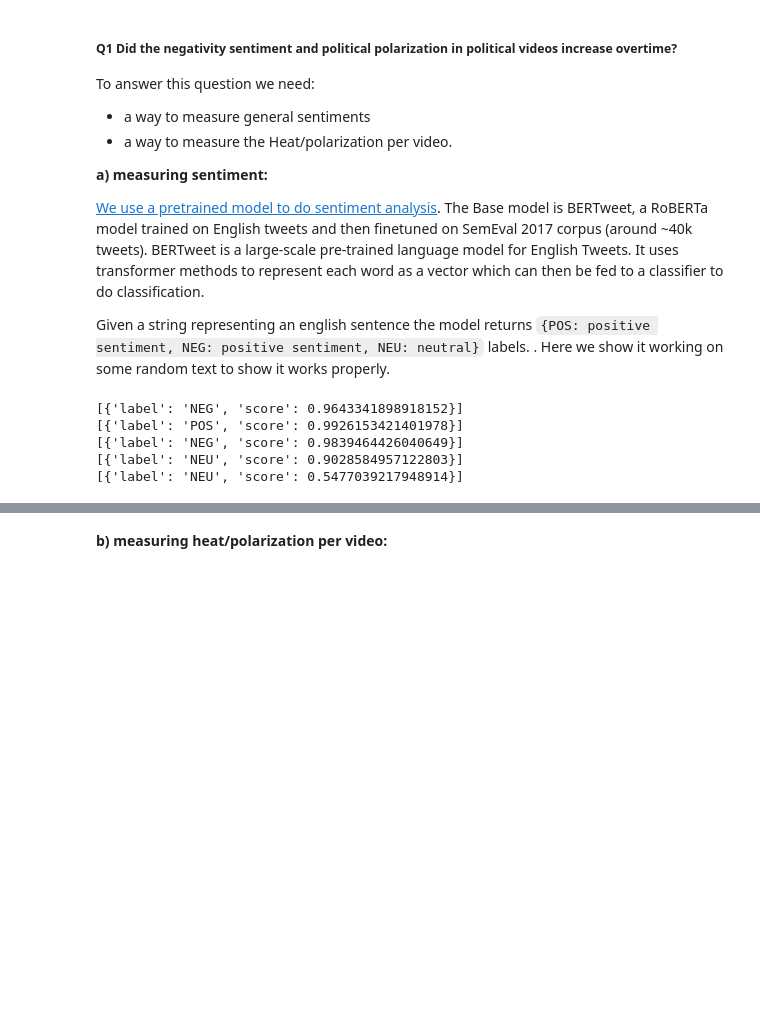
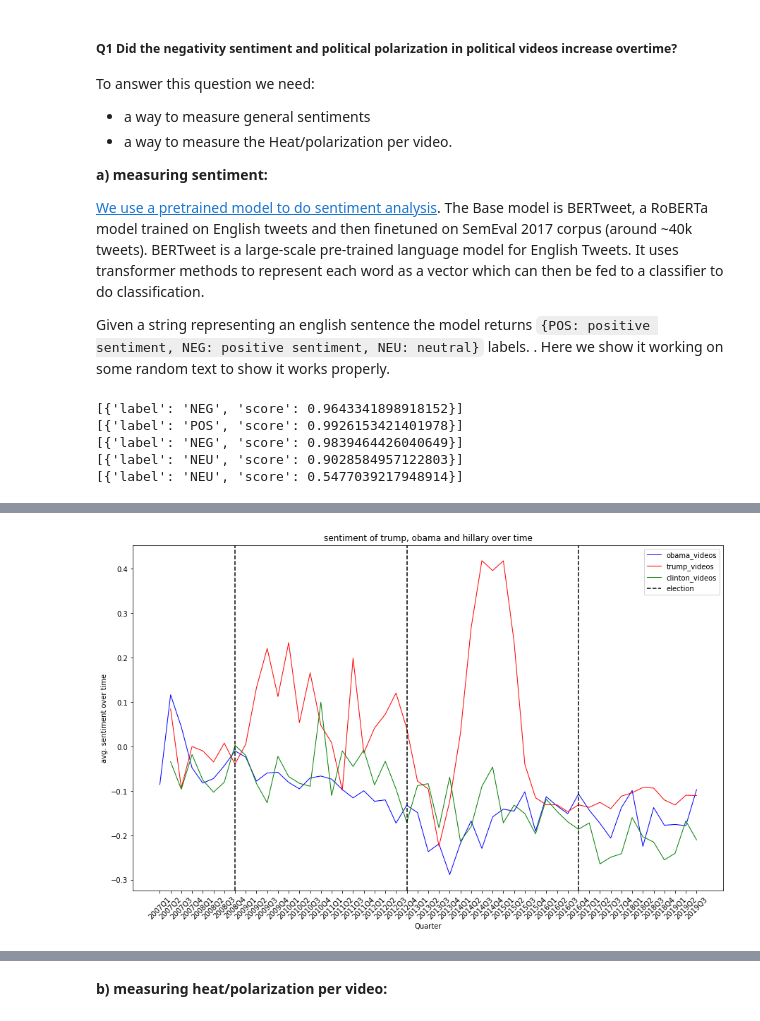
Before and after one commit to epfl-ada/ada-2022-project-powerrangers, a Jupyter notebook: explore_data.ipynb, the cells around one changed output, grey strips where cells are left out. Drawn from its saved outputs; the diff is of its cells as text; code cells hidden in the pictures; blank space fills up the shorter version.

Commit message:
sentiment on trump, clinton and obama

```diff
--- a/explore_data.ipynb
+++ b/explore_data.ipynb
@@ -264,3 +264,89 @@ print(sent_analysis('Order your Trump 2020 shirts here:'))
 [{'label': 'NEG', 'score': 0.9839464426040649}]
 [{'label': 'NEU', 'score': 0.9028584957122803}]
 [{'label': 'NEU', 'score': 0.5477039217948914}]
+# %%
+import pandas as pd
+import matplotlib.pyplot as plt
+import os
+
+def plot_sentiment(df, figure):
+    if not os.path.exists(f'./data/{figure}_sent.tsv.gz'):
+        out = sent_analysis(df['description'].to_list())
+        sentiment = pd.DataFrame.from_dict(out)
+        sentiment.to_pickle(f'./data/{figure}_sent.tsv.gz')
+
+    sentiment = pd.read_pickle(f'./data/{figure}_sent.tsv.gz')
+
+    df = df.set_index(sentiment.index)
+    df = df.join(sentiment['label'])
+    df = df.join(sentiment['score'])
+    df['label'] = df['label'].map({'POS': 1.,'NEU':0., 'NEG': -1.})
+    df['score'] = df['label']*df['score']
+    df = df.drop(['label', 'categories', 'crawl_date', 'duration', 'description', 'tags', 'title'], axis=1)
+    df['interactions'] = (df['like_count']+df['dislike_count'])
+
+
+    df['upload_date'] = pd.to_datetime(df['upload_date'], errors='coerce')
+    df['dislike_count'] = pd.to_numeric(df['dislike_count'], errors='coerce')
+    df['like_count'] = pd.to_numeric(df['like_count'], errors='coerce')
+    print(len(df))
+    df = df.dropna()
+    print(len(df))
+
+    df['heat'] = df['dislike_count']/(df['like_count']+df['dislike_count'])
+    grouped_by_month = df.groupby(pd.PeriodIndex(df['upload_date'], freq="Q"))
+
+
+    sent_mean = grouped_by_month['score'].mean()[1:-1]
+    sent_mean = pd.DataFrame({'mean_ratio' : sent_mean}).reset_index()
+    sent_mean = sent_mean.set_index('upload_date').resample('Q').asfreq().fillna(0)
+
+    heat_mean = grouped_by_month['heat'].mean()[1:-1]
+    heat_mean = pd.DataFrame({'mean_ratio' : heat_mean}).reset_index()
+    heat_mean = heat_mean.set_index('upload_date').resample('Q').asfreq().fillna(0)
+
+    return sent_mean, heat_mean
+
+obama_df = pd.read_pickle(f'./data/obama_data.tsv.gz')
+sent_obama, heat_obama = plot_sentiment(obama_df, "obama")
+del obama_df
+
+trump_df = pd.read_pickle('./data/trump_data.tsv.gz')
+sent_trump, heat_trump = plot_sentiment(trump_df, "trump")
+del trump_df
+
+clinton_df = pd.read_pickle('./data/clinton_data.tsv.gz')
+sent_clinton, heat_clinton = plot_sentiment(clinton_df, "clinton")
+del clinton_df
+
+fig = plt.figure(figsize=(15, 9))
+ax = fig.add_subplot(111)
+ax.plot(sent_obama.index.map(str).to_list(), sent_obama['mean_ratio'].to_list(), linewidth=1, color='b', label='obama_videos')
+ax.plot(sent_trump.index.map(str).to_list()[2:], sent_trump['mean_ratio'].to_list()[2:], linewidth=1, color='r', label='trump_videos')
+ax.plot(sent_clinton.index.map(str).to_list(), sent_clinton['mean_ratio'].to_list(), linewidth=1, color='g', label='clinton_videos')
+ax.set_xticklabels(sent_obama.index.map(str).to_list(), rotation=45)
+plt.axvline(x='2008Q4', label='election', ls='--', color='black')
+plt.axvline(x='2012Q4', ls='--', color='black')
+plt.axvline(x='2016Q4', ls='--', color='black')
+plt.xlabel('Quarter')
+plt.ylabel(f'avg. sentiment over time')
+plt.title(f'sentiment of trump, obama and hillary over time')
+plt.legend()
+plt.show()
+
+
+fig = plt.figure(figsize=(15, 9))
+ax = fig.add_subplot(111)
+ax.plot(heat_obama.index.map(str).to_list(), heat_obama['mean_ratio'].to_list(), linewidth=1, color='b', label='obama_videos')
+ax.plot(heat_trump.index.map(str).to_list()[2:], heat_trump['mean_ratio'].to_list()[2:], linewidth=1, color='r', label='trump_videos')
+ax.plot(heat_clinton.index.map(str).to_list(), heat_clinton['mean_ratio'].to_list(), linewidth=1, color='g', label='clinton_videos')
+ax.set_xticklabels(heat_obama.index.map(str).to_list(), rotation=45)
+plt.axvline(x='2008Q4', label='election', ls='--', color='black')
+plt.axvline(x='2012Q4', ls='--', color='black')
+plt.axvline(x='2016Q4', ls='--', color='black')
+plt.xlabel('Quarter')
+plt.ylabel(f'heat over time')
+plt.title(f'heat of trump, obama and hillary over time')
+plt.legend()
+plt.show()
+# %% [output]
@@ -266,0 +359 @@ print(sent_analysis('Order your Trump 2020 shirts here:'))
+[figure, added]
```
Also changed, not shown: parts of 6 cells of this notebook.
